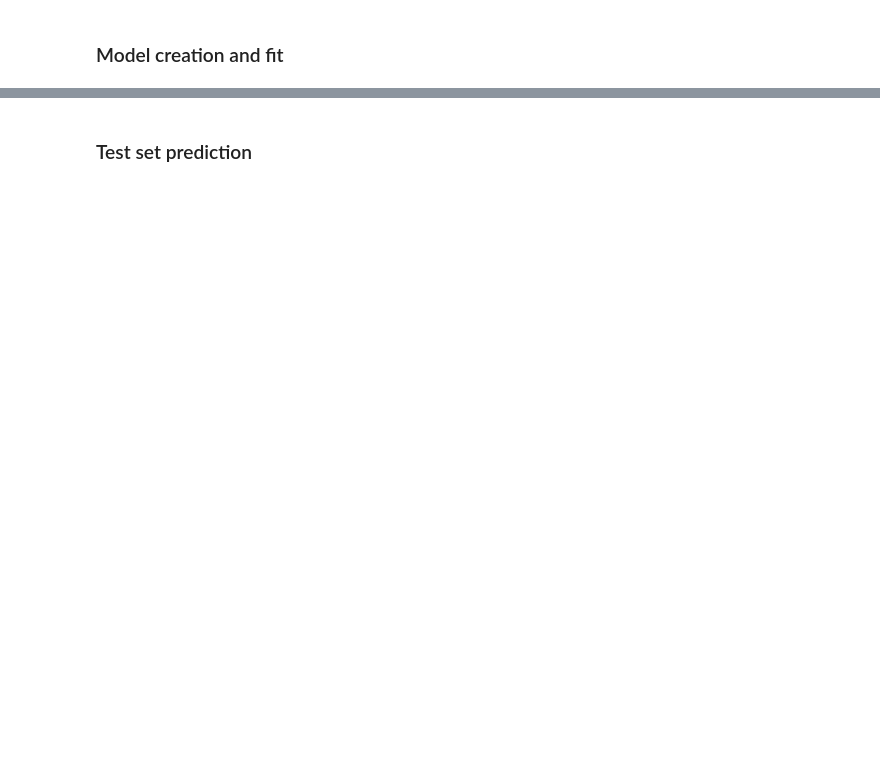
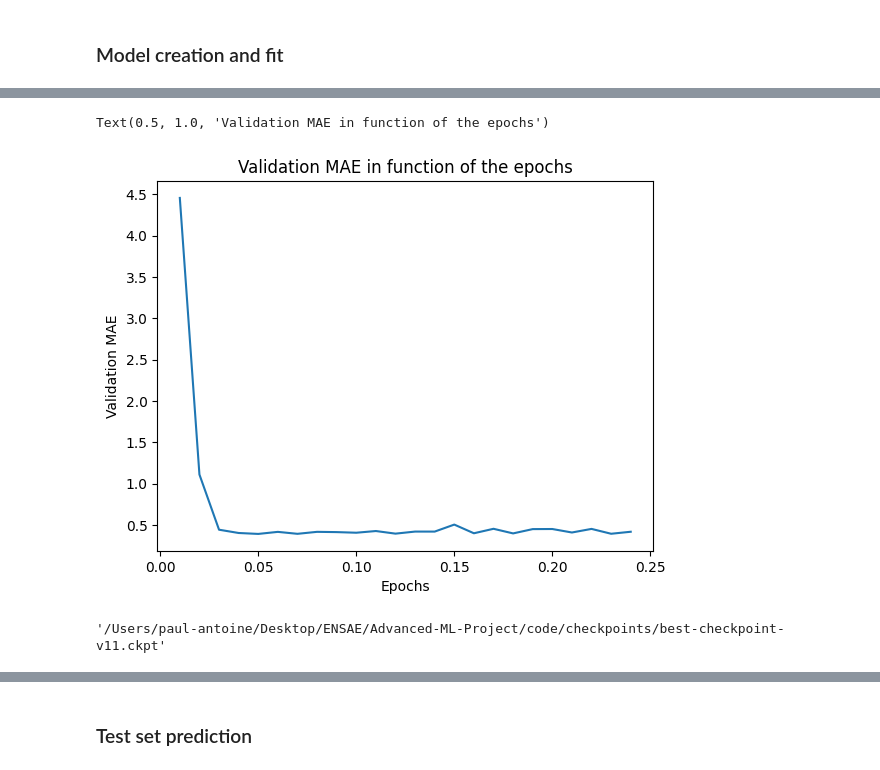
Before and after one commit to Bilg4me/Advanced-ML-Project, a Jupyter notebook: code/notebook.ipynb, the cells around one changed output, grey strips where cells are left out. Cells and saved outputs as stored; diff of their text form; code cells hidden in the pictures; blank space fills up the shorter version.

```diff
--- a/code/notebook.ipynb
+++ b/code/notebook.ipynb
@@ -164,9 +176,19 @@ HPU available: False, using: 0 HPUs
+# %%
+trainer = pl.Trainer(
+    max_epochs=10,
+    accelerator="cpu",
+    enable_model_summary=True,
+    #gradient_clip_val=0.1,
+    limit_train_batches=0.25,
+    val_check_interval=0.01,
+    callbacks=[early_stop_callback, checkpoint_callback, loss_tracking_callback],
+)
 # %%
 tft = TemporalFusionTransformer.from_dataset(
     training,
-    learning_rate=0.7,
-    hidden_size=16,
-    attention_head_size=4,
+    learning_rate=0.01,
+    hidden_size=32,
+    attention_head_size=8,
     dropout=0.1,
     hidden_continuous_size=8,
     loss=QuantileLoss(quantiles=[0.5]), # corresponds to MAE
@@ -201,0 +225,3 @@ trainer.fit(
+# %%
+val_losses = pd.read_csv("losses_rmse.csv")
+val_losses
@@ -202,3 +246,17 @@ trainer.fit(
+# %%
+val_losses["epoch_fract"] = [trainer.val_check_interval*i for i in range(1,len(val_losses)+1)]
+# %%
+plt.plot(val_losses["epoch_fract"], val_losses["val_mae"])
+plt.xlabel("Epochs")
+plt.ylabel("Validation MAE")
+plt.title("Validation MAE in function of the epochs")
+# %% [output]
+Text(0.5, 1.0, 'Validation MAE in function of the epochs')
+[figure, added]
+# %%
+trainer.checkpoint_callback.best_model_path
+# %% [output]
+'/Users/paul-antoine/Desktop/ENSAE/Advanced-ML-Project/code/checkpoints/best-checkpoint-v11.ckpt'
 # %%
 best_model_path = trainer.checkpoint_callback.best_model_path
 best_tft = TemporalFusionTransformer.load_from_checkpoint(best_model_path)
```
Also changed, not shown: parts of 48 cells of this notebook.
